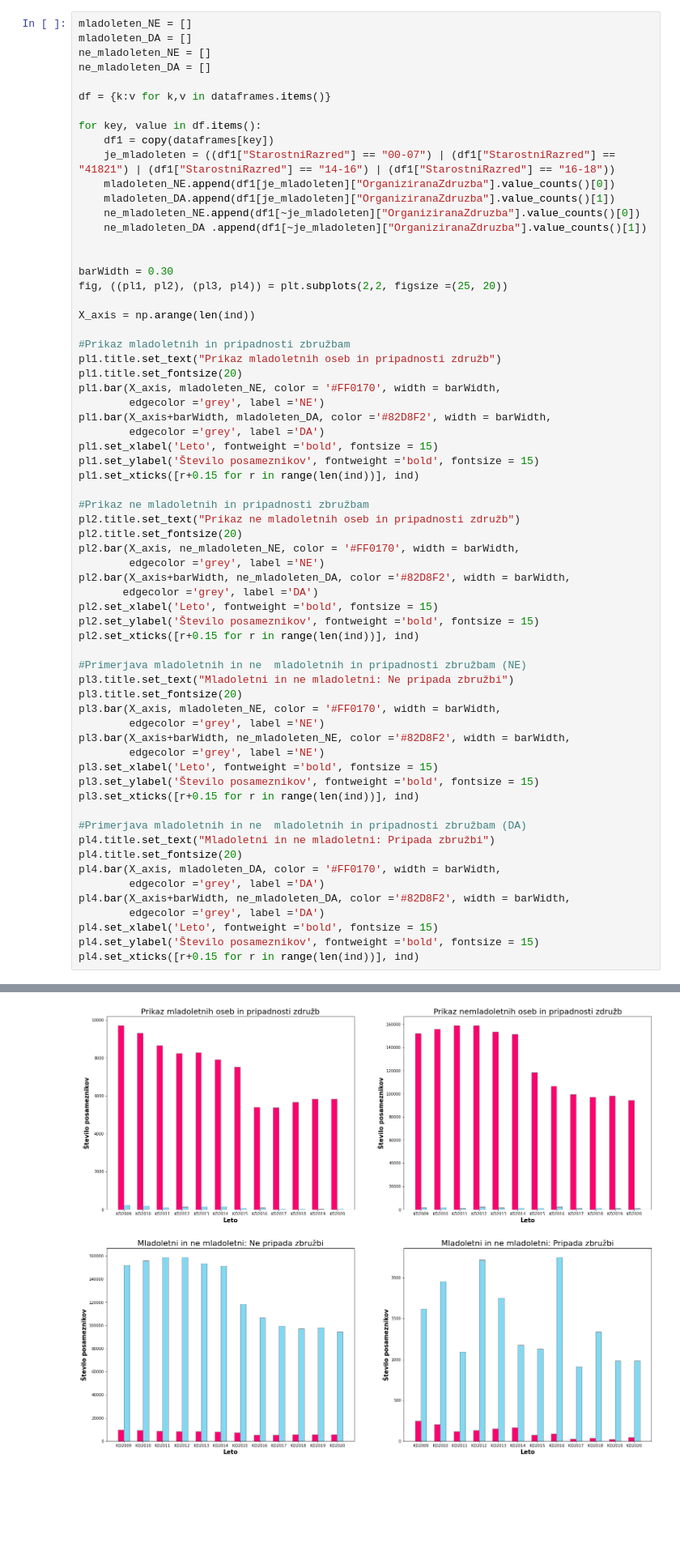
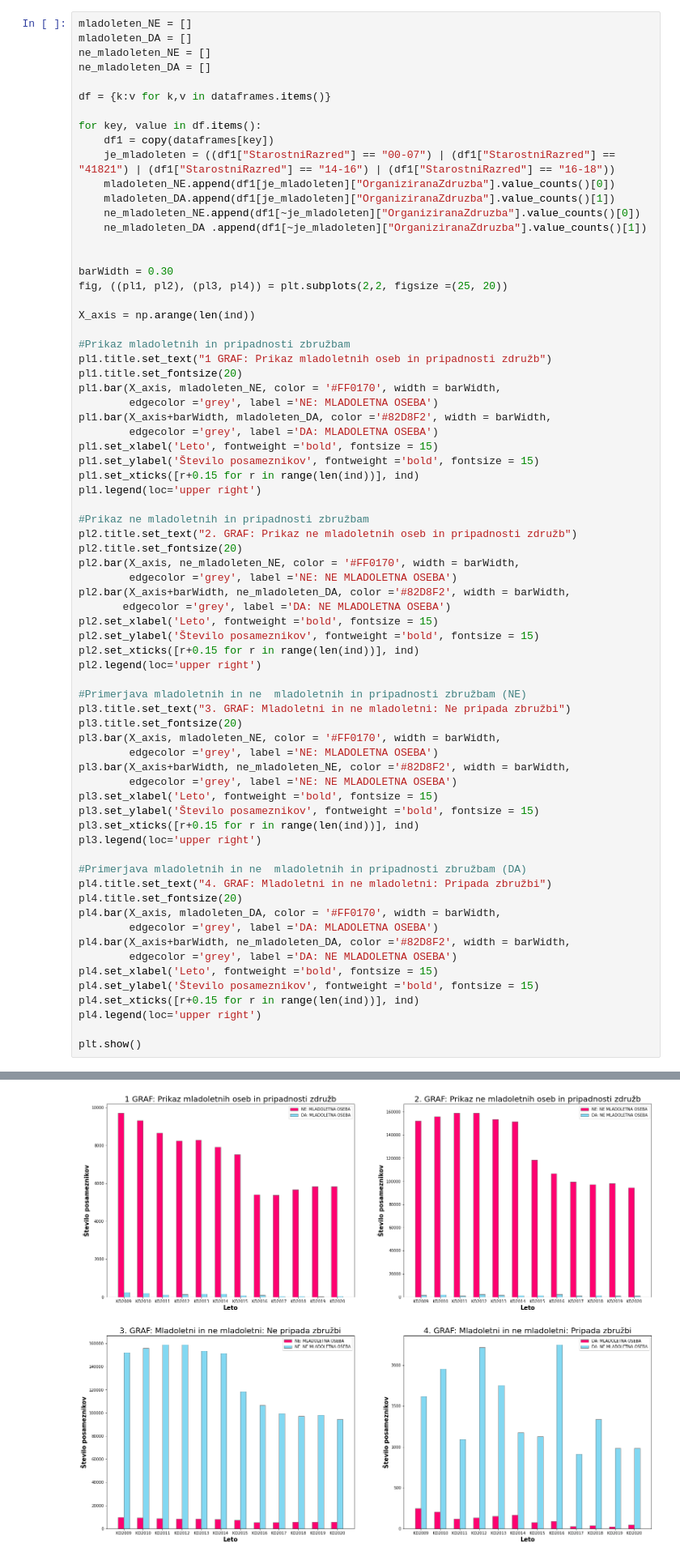
Before and after one commit to Nik-tech-cloud/PR22NGAMZ, a Jupyter notebook: seminar.ipynb, the cells around one changed output, grey strips where cells are left out. Shown at 81% size. Drawn from its saved outputs; the diff is of its cells as text; blank space fills up the shorter version.

```diff
--- a/seminar.ipynb
+++ b/seminar.ipynb
@@ -274,46 +275,52 @@ fig, ((pl1, pl2), (pl3, pl4)) = plt.subplots(2,2, figsize =(25, 20))
 X_axis = np.arange(len(ind))
 
 #Prikaz mladoletnih in pripadnosti zbružbam
-pl1.title.set_text("Prikaz mladoletnih oseb in pripadnosti združb")
+pl1.title.set_text("1 GRAF: Prikaz mladoletnih oseb in pripadnosti združb")
 pl1.title.set_fontsize(20)
 pl1.bar(X_axis, mladoleten_NE, color = '#FF0170', width = barWidth,
-        edgecolor ='grey', label ='NE')
+        edgecolor ='grey', label ='NE: MLADOLETNA OSEBA')
 pl1.bar(X_axis+barWidth, mladoleten_DA, color ='#82D8F2', width = barWidth,
-        edgecolor ='grey', label ='DA')
+        edgecolor ='grey', label ='DA: MLADOLETNA OSEBA')
 pl1.set_xlabel('Leto', fontweight ='bold', fontsize = 15)
 pl1.set_ylabel('Število posameznikov', fontweight ='bold', fontsize = 15)
 pl1.set_xticks([r+0.15 for r in range(len(ind))], ind)
+pl1.legend(loc='upper right')
 
 #Prikaz ne mladoletnih in pripadnosti zbružbam
-pl2.title.set_text("Prikaz ne mladoletnih oseb in pripadnosti združb")
+pl2.title.set_text("2. GRAF: Prikaz ne mladoletnih oseb in pripadnosti združb")
 pl2.title.set_fontsize(20)
 pl2.bar(X_axis, ne_mladoleten_NE, color = '#FF0170', width = barWidth,
-        edgecolor ='grey', label ='NE')
+        edgecolor ='grey', label ='NE: NE MLADOLETNA OSEBA')
 pl2.bar(X_axis+barWidth, ne_mladoleten_DA, color ='#82D8F2', width = barWidth,
-       edgecolor ='grey', label ='DA')
+       edgecolor ='grey', label ='DA: NE MLADOLETNA OSEBA')
 pl2.set_xlabel('Leto', fontweight ='bold', fontsize = 15)
 pl2.set_ylabel('Število posameznikov', fontweight ='bold', fontsize = 15)
 pl2.set_xticks([r+0.15 for r in range(len(ind))], ind)
+pl2.legend(loc='upper right')
 
 #Primerjava mladoletnih in ne  mladoletnih in pripadnosti zbružbam (NE)
-pl3.title.set_text("Mladoletni in ne mladoletni: Ne pripada zbružbi")
+pl3.title.set_text("3. GRAF: Mladoletni in ne mladoletni: Ne pripada zbružbi")
 pl3.title.set_fontsize(20)
 pl3.bar(X_axis, mladoleten_NE, color = '#FF0170', width = barWidth,
-        edgecolor ='grey', label ='NE')
+        edgecolor ='grey', label ='NE: MLADOLETNA OSEBA')
 pl3.bar(X_axis+barWidth, ne_mladoleten_NE, color ='#82D8F2', width = barWidth,
-        edgecolor ='grey', label ='NE')
+        edgecolor ='grey', label ='NE: NE MLADOLETNA OSEBA')
 pl3.set_xlabel('Leto', fontweight ='bold', fontsize = 15)
 pl3.set_ylabel('Število posameznikov', fontweight ='bold', fontsize = 15)
 pl3.set_xticks([r+0.15 for r in range(len(ind))], ind)
+pl3.legend(loc='upper right')
 
 #Primerjava mladoletnih in ne  mladoletnih in pripadnosti zbružbam (DA)
-pl4.title.set_text("Mladoletni in ne mladoletni: Pripada zbružbi")
+pl4.title.set_text("4. GRAF: Mladoletni in ne mladoletni: Pripada zbružbi")
 pl4.title.set_fontsize(20)
 pl4.bar(X_axis, mladoleten_DA, color = '#FF0170', width = barWidth,
-        edgecolor ='grey', label ='DA')
+        edgecolor ='grey', label ='DA: MLADOLETNA OSEBA')
 pl4.bar(X_axis+barWidth, ne_mladoleten_DA, color ='#82D8F2', width = barWidth,
-        edgecolor ='grey', label ='DA')
+        edgecolor ='grey', label ='DA: NE MLADOLETNA OSEBA')
 pl4.set_xlabel('Leto', fontweight ='bold', fontsize = 15)
 pl4.set_ylabel('Število posameznikov', fontweight ='bold', fontsize = 15)
 pl4.set_xticks([r+0.15 for r in range(len(ind))], ind)
+pl4.legend(loc='upper right')
+
+plt.show()
 # %% [output]
@@ -332 +327 @@ pl4.set_xticks([r+0.15 for r in range(len(ind))], ind)
-[figure, old version]
+[figure, new version]
```
Also changed, not shown: parts of 3 cells of this notebook.
